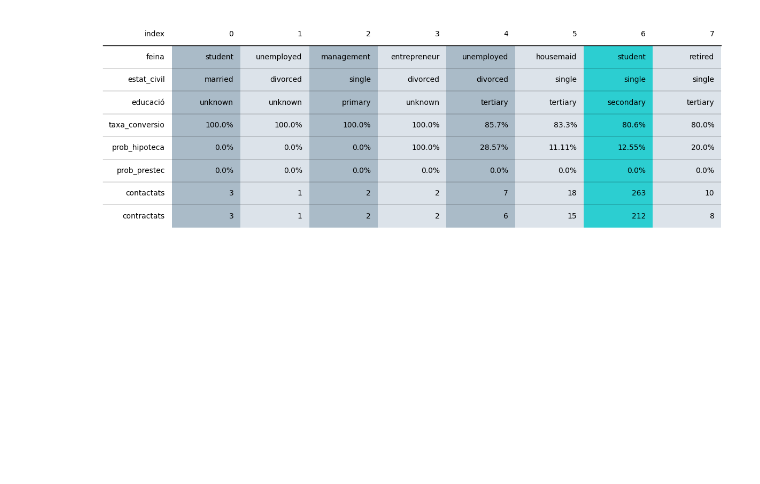
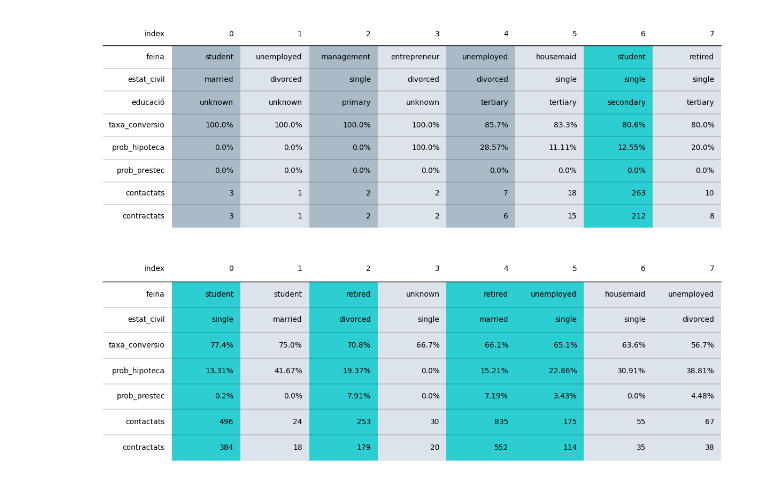
Before and after one commit to MarinaTorba/PersonalDataProrjects, a Jupyter notebook: Equip_9/Scripts/Analisis_Client_250519.ipynb, the cells around one changed output. Drawn from its saved outputs; the diff is of its cells as text; code cells hidden in the pictures; blank space fills up the shorter version.

Commit message:
E9 - client taula bivariant

```diff
--- a/Equip_9/Scripts/Analisis_Client_250519.ipynb
+++ b/Equip_9/Scripts/Analisis_Client_250519.ipynb
@@ -284,3 +284,83 @@ tab.columns[7].set_facecolor('#DCE3EA')
 plt.show()
 # %% [output]
 [figure]
+# %%
+# Agrupem el dataframe per la combinació de les característiques demogràfiques
+df_agrupat_pc = df.groupby(['job', 'marital'])
+
+
+# Creem una taula per al càlcul de conversions
+taula_conversio_pc = []
+
+# Recorrem la taula calculant la conversió i altres mètriques de cada grup
+for (feina, estat_civil), grup in df_agrupat_pc:
+    contactats = grup.nunique().id
+    contractats = grup[grup['deposit'] == True].nunique().id
+    conversio = contractats / contactats if contactats != 0 else 0
+    prob_hipoteca = grup['housing'].mean()  # True=1, False=0 → mitjana = proporció
+    prob_prestec = grup['loan'].mean()
+
+    # Afegim cada resultat a la taula
+    taula_conversio_pc.append({
+        'feina': feina,
+        'estat_civil': estat_civil,
+        'contactats': contactats,
+        'contractats': contractats,
+        'taxa_conversio': conversio,
+        'prob_hipoteca': prob_hipoteca,
+        'prob_prestec': prob_prestec
+    })
+
+# Convertim la taula de conversió en un dataframe
+df_conversio_pc = pd.DataFrame(taula_conversio_pc)
+
+# Ordenem el dataframe per la taxa de conversió de major a menor
+resultats_ordenats = df_conversio_pc.sort_values(by='taxa_conversio', ascending=False)
+
+# Arrodonim la taxa de conversió a 3 decimals
+resultats_ordenats['taxa_conversio'] = resultats_ordenats['taxa_conversio'].round(3)
+
+# Reiniciem l'index
+resultats_ordenats = resultats_ordenats.reset_index()
+resultats_ordenats = resultats_ordenats.drop(columns=['index'])
+
+
+# Fer còpia del top 8 i seleccionar columnes
+top8_resultats_ordenats = resultats_ordenats.head(8).copy()
+
+# Convertir les proporcions i la conversió a percentatge amb 1 decimal
+top8_resultats_ordenats['taxa_conversio'] = (top8_resultats_ordenats['taxa_conversio'] * 100).round(2).astype(str) + '%'
+top8_resultats_ordenats['prob_hipoteca'] = (top8_resultats_ordenats['prob_hipoteca'] * 100).round(2).astype(str) + '%'
+top8_resultats_ordenats['prob_prestec'] = (top8_resultats_ordenats['prob_prestec'] * 100).round(2).astype(str) + '%'
+
+
+# Reordenar columnes si cal
+top8_resultats_ordenats = top8_resultats_ordenats[[
+    'feina', 'estat_civil', 'taxa_conversio','prob_hipoteca', 'prob_prestec', 'contactats', 'contractats'
+]]
+
+
+
+# Transposar per visualització
+top8_resultats_ordenats = top8_resultats_ordenats.transpose()
+
+# Mostrar taula
+fig, ax = plt.subplots(figsize=(15, 5))
+tab = Table(
+    top8_resultats_ordenats,
+)
+
+# Modifiquem manualment els colors de les columnes
+tab.columns[0].set_facecolor('#2CCED1')
+tab.columns[1].set_facecolor('#DCE3EA')
+tab.columns[2].set_facecolor('#2CCED1')
+tab.columns[3].set_facecolor('#DCE3EA')
+tab.columns[4].set_facecolor('#2CCED1')
+tab.columns[5].set_facecolor('#2CCED1')
+tab.columns[6].set_facecolor('#DCE3EA')
+tab.columns[7].set_facecolor('#DCE3EA')
+
+
+plt.show()
+# %% [output]
+[figure, added]
```
